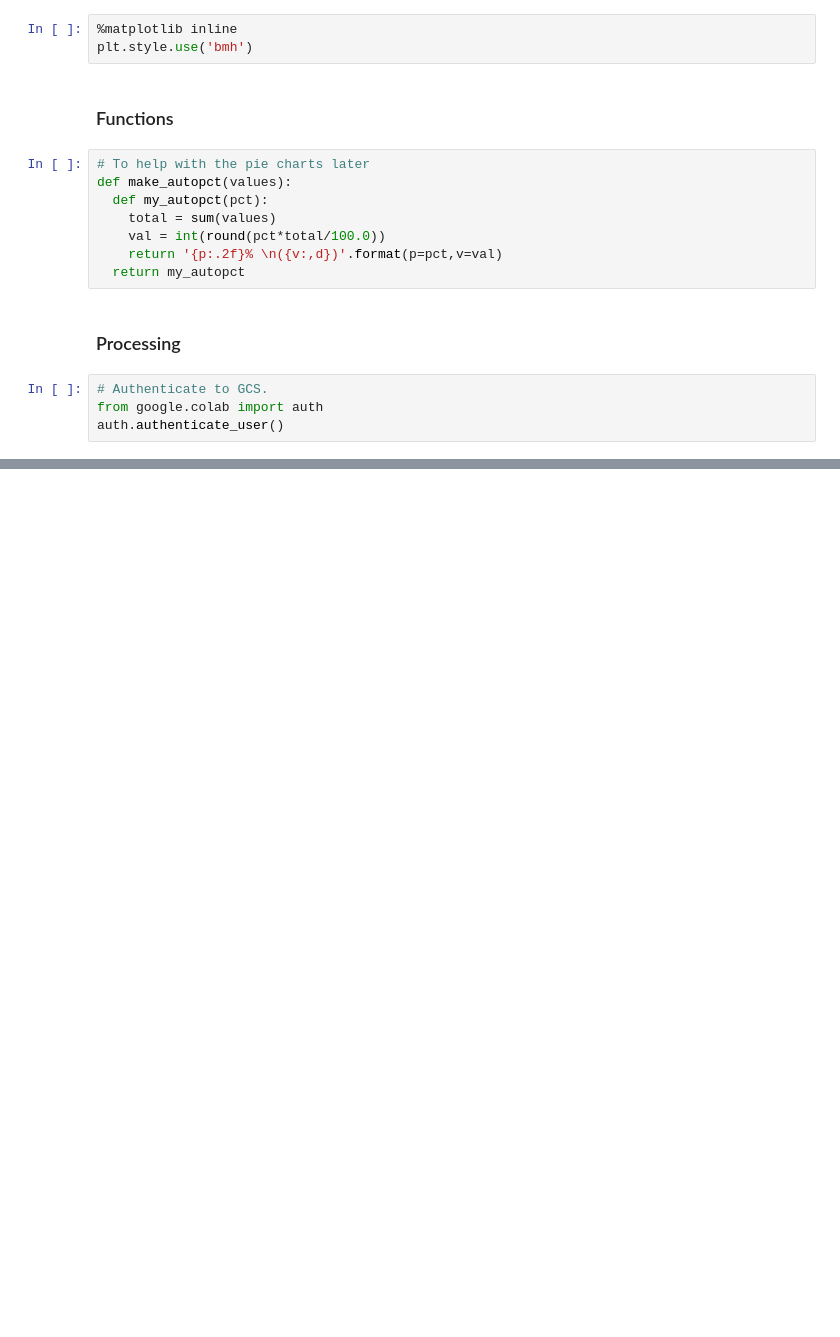
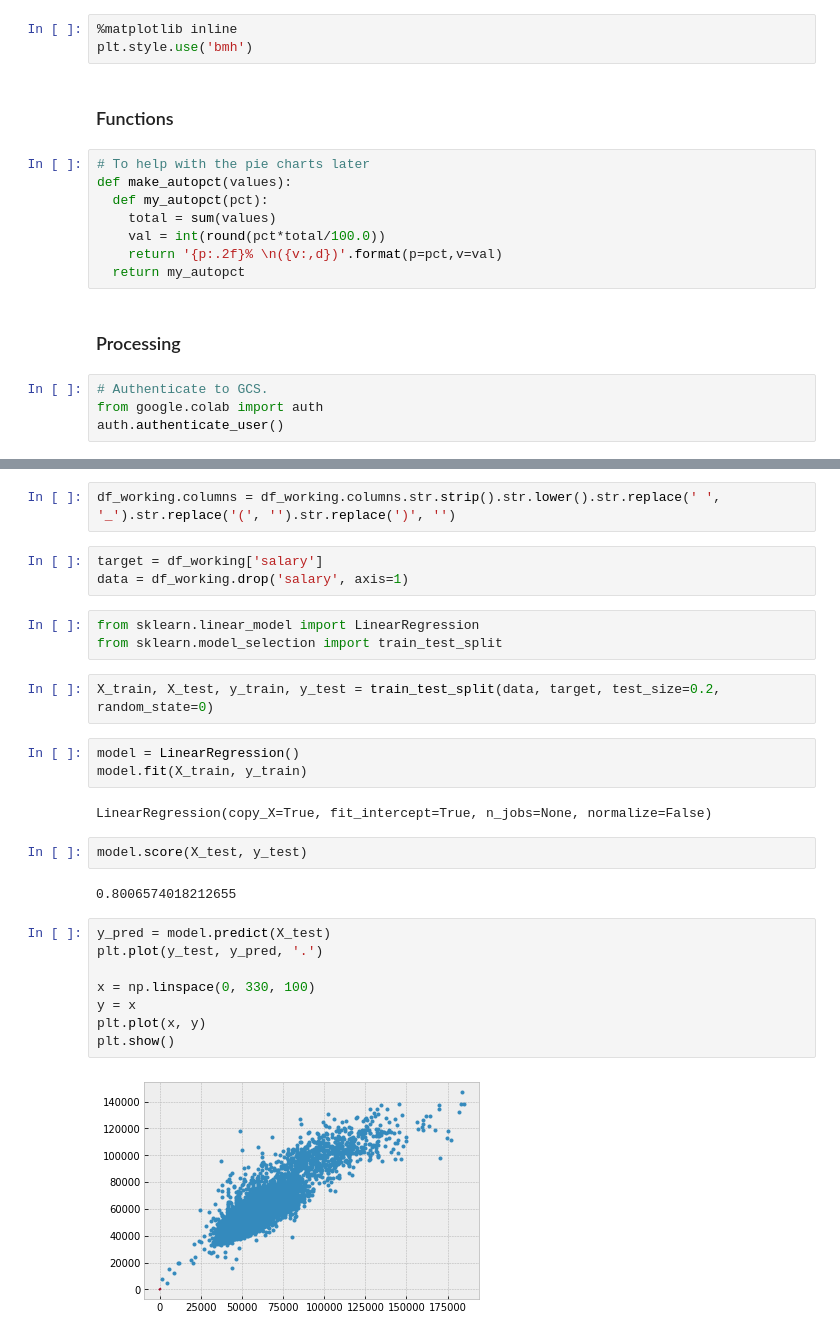
Before and after one commit to j-buss/wi-dpi, a Jupyter notebook: eda/6.0_Salary_Prediction.ipynb, the cells around one changed output, grey strips where cells are left out. Cells and saved outputs as stored; diff of their text form; blank space fills up the shorter version.

```diff
--- a/eda/6.0_Salary_Prediction.ipynb
+++ b/eda/6.0_Salary_Prediction.ipynb
@@ -35,0 +108,29 @@ auth.authenticate_user()
+# %%
+df_working.columns = df_working.columns.str.strip().str.lower().str.replace(' ', '_').str.replace('(', '').str.replace(')', '')
+# %%
+target = df_working['salary']
+data = df_working.drop('salary', axis=1)
+# %%
+from sklearn.linear_model import LinearRegression
+from sklearn.model_selection import train_test_split
+# %%
+X_train, X_test, y_train, y_test = train_test_split(data, target, test_size=0.2, random_state=0)
+# %%
+model = LinearRegression()
+model.fit(X_train, y_train)
+# %% [output]
+LinearRegression(copy_X=True, fit_intercept=True, n_jobs=None, normalize=False)
+# %%
+model.score(X_test, y_test)
+# %% [output]
+0.8006574018212655
+# %%
+y_pred = model.predict(X_test)
+plt.plot(y_test, y_pred, '.')
+
+x = np.linspace(0, 330, 100)
+y = x
+plt.plot(x, y)
+plt.show()
+# %% [output]
+[figure, added]
```
Also changed, not shown: parts of 11 cells of this notebook.
